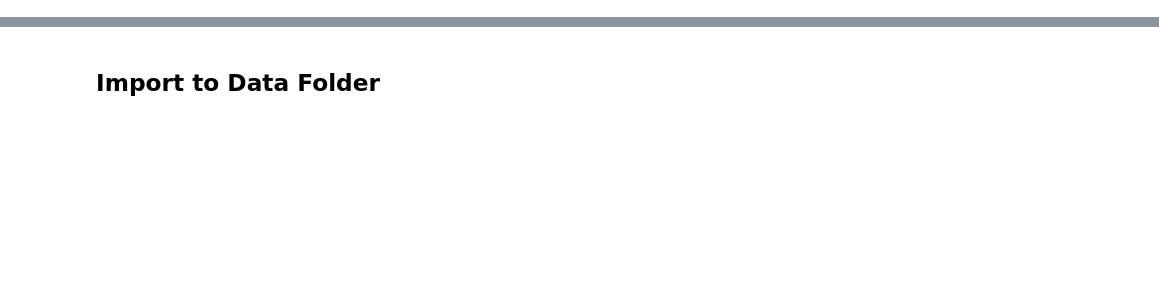
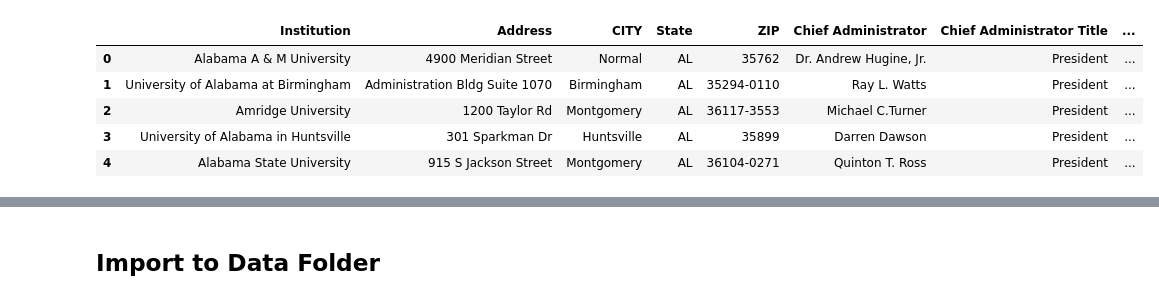
Before and after one commit to alvessab/project3_US_colleges, a Jupyter notebook: data cleaning/data cleaning files/IPED_data_clean_and_explore.ipynb, the cells around one changed output, grey strips where cells are left out. Saved outputs shown, nothing was run; the diff lists cells and outputs as text; code cells hidden in the pictures; blank space fills up the shorter version.

```diff
--- a/data cleaning/data cleaning files/IPED_data_clean_and_explore.ipynb
+++ b/data cleaning/data cleaning files/IPED_data_clean_and_explore.ipynb
@@ -406,0 +430,41 @@ df20.head()
+# %%
+df21 = df21.rename(columns= {"INSTNM": "Institution",
+                            "ADDR": "Address",
+                            "STABBR": "State",
+                            "CHFNM": "Chief Administrator",
+                            "CHFTITLE": "Chief Administrator Title",
+                            "OPEFLAG": "Eligibility For Title IV Aid",
+                            "WEBADDR": "Web Address",
+                            "ADMINURL": "Admissions",
+                            "FAIDURL": "Financial Aid",
+                            "APPLURL": "Apply URL",
+                            "NPRICURL": "Net Price Calculator",
+                            "VETURL": "Veteran's URL",
+                            "ATHURL": "Athlete's URL",
+                            "DISAURL": "Disabilities Services",
+                            "SECTOR": "Sector",
+                            "HLOFFER": "Highest Level of Offering",
+                            "DEGGRANT": "Degree Granting Status",
+                            "HOSPITAL": "Hospital Available",
+                            "MEDICAL": "Medical Degree Granting",
+                            "OPENPUBL": "Open for Admission to the General Public",
+                            "INSTCAT": "Degree Level Offered",
+                            "C18IPUG": "Undergraduate Instructional Program Classification",
+                             "C18UGPRF": "Undergraduate Profile Classification",
+                             "C18ENPRF": "Enrollment Profile Classification",
+                             "C18SZSET": "Size and Setting Classification",
+                             "CCBASIC": "Basic Classification",
+                             "LONGITUD": "Longitude",
+                             "LATITUDE": "Latitude",
+                             "TRIBAL": "Tribal",
+                             "LOCALE": "Locale"
+                            })
+
+df21.head()
+# %% [output]
+|  | Institution | Address | CITY | State | ZIP | Chief Administrator | Chief Administrator Title | ... |
+| 0 | Alabama A & M University | 4900 Meridian Street | Normal | AL | 35762 | Dr. Andrew Hugine, Jr. | President | ... |
+| 1 | University of Alabama at Birmingham | Administration Bldg Suite 1070 | Birmingham | AL | 35294-0110 | Ray L. Watts | President | ... |
+| 2 | Amridge University | 1200 Taylor Rd | Montgomery | AL | 36117-3553 | Michael C.Turner | President | ... |
+| 3 | University of Alabama in Huntsville | 301 Sparkman Dr | Huntsville | AL | 35899 | Darren Dawson | President | ... |
+| 4 | Alabama State University | 915 S Jackson Street | Montgomery | AL | 36104-0271 | Quinton T. Ross | President | ... |
```
Also changed, not shown: parts of 9 cells of this notebook, 9 other files.
